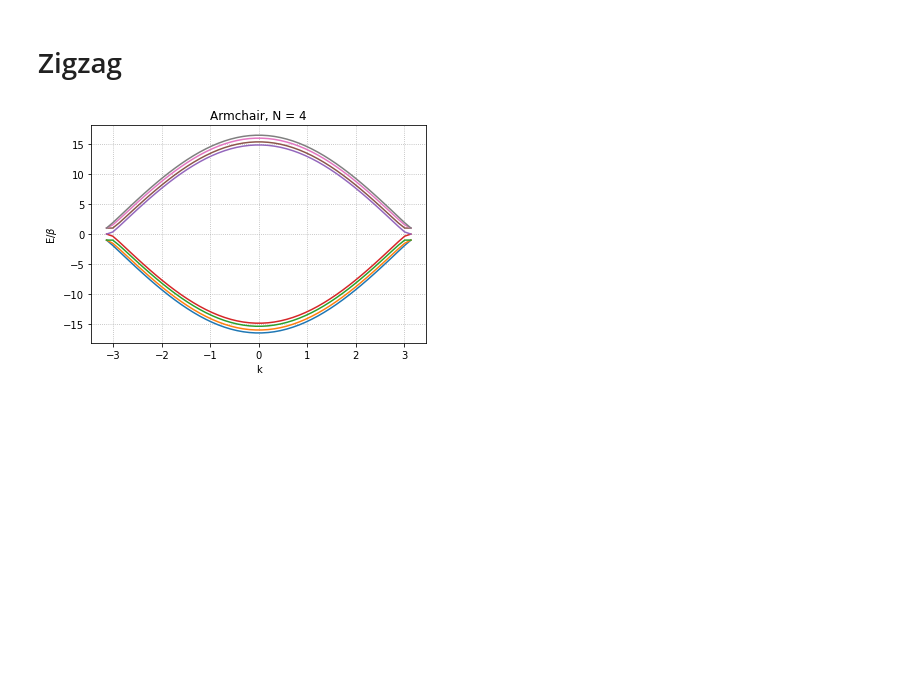
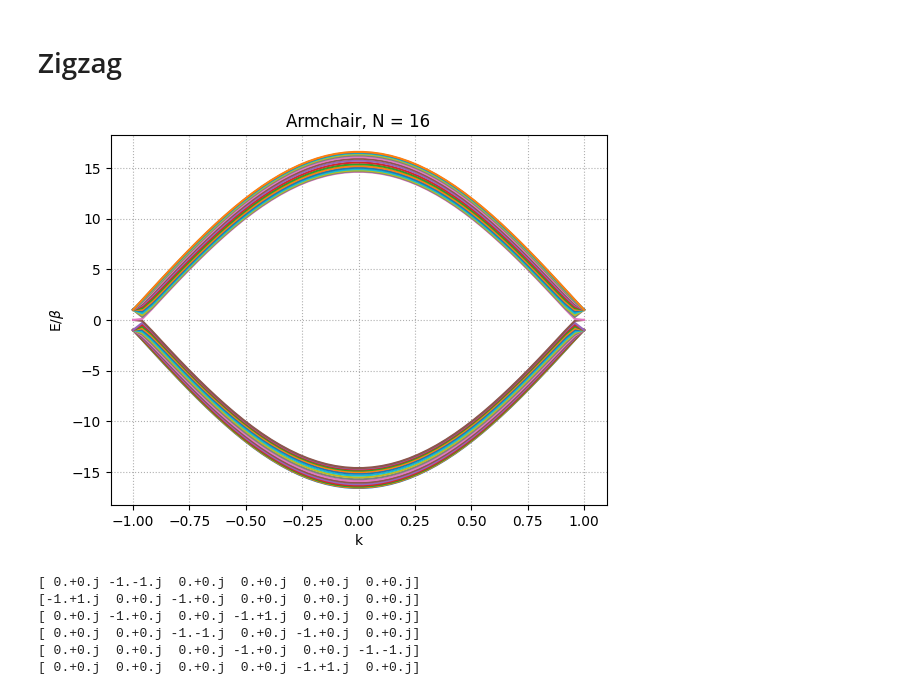
Before and after one commit to franklinzppa/electronic-structure, a Jupyter notebook: nanoribbons/nanoribbons.ipynb, the cells around one changed output. Cells and saved outputs as stored; diff of their text form; code cells hidden in the pictures; blank space fills up the shorter version.

```diff
--- a/nanoribbons/nanoribbons.ipynb
+++ b/nanoribbons/nanoribbons.ipynb
@@ -53,9 +53,9 @@ plt.show()
 # %% [markdown]
 # Zigzag
 # %%
-N = 4
+N = 16
 alpha = 0.0
-beta = 2.8
+beta = -1
 
 # Static
 H = np.identity(2*N, dtype=np.complex128) * alpha
@@ -98,11 +98,11 @@ for idx, k in enumerate(k_array):
 
     E_array[idx] = np.linalg.eigvalsh(H)
 # %%
-plt.plot(k_array, E_array/beta)
+plt.plot(k_array/np.pi, E_array)
 plt.xlabel('k')
 plt.ylabel(r'E/$\beta$')
 plt.title(f'Armchair, N = {N}')
 plt.grid(ls=':')
 plt.show()
 # %% [output]
-[figure, old version]
+[figure, new version]
@@ -108,0 +147,10 @@ plt.show()
+# %%
+for i in range(2*N):
+    print(H[i])
+# %% [output]
+[ 0.+0.j -1.-1.j  0.+0.j  0.+0.j  0.+0.j  0.+0.j]
+[-1.+1.j  0.+0.j -1.+0.j  0.+0.j  0.+0.j  0.+0.j]
+[ 0.+0.j -1.+0.j  0.+0.j -1.+1.j  0.+0.j  0.+0.j]
+[ 0.+0.j  0.+0.j -1.-1.j  0.+0.j -1.+0.j  0.+0.j]
+[ 0.+0.j  0.+0.j  0.+0.j -1.+0.j  0.+0.j -1.-1.j]
+[ 0.+0.j  0.+0.j  0.+0.j  0.+0.j -1.+1.j  0.+0.j]
```
Also changed, not shown: parts of 2 cells of this notebook.
